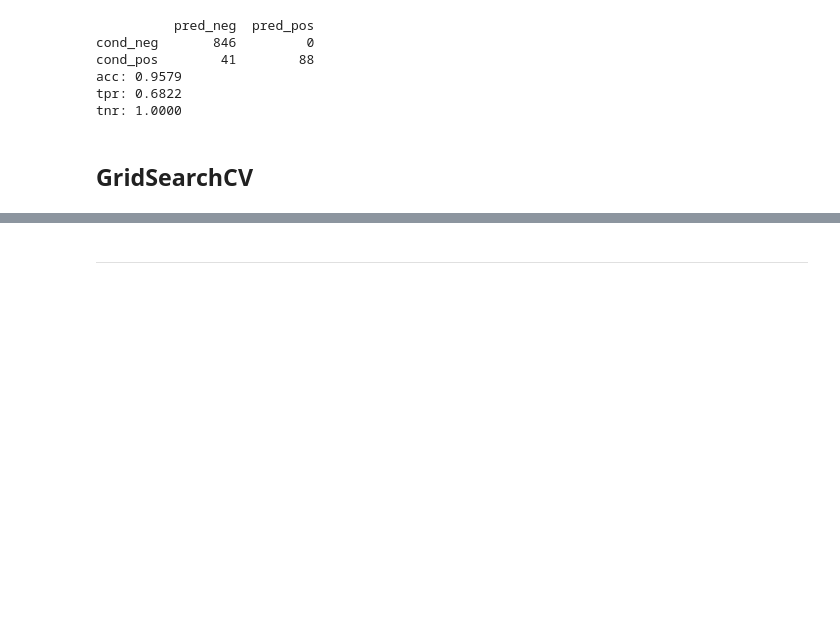
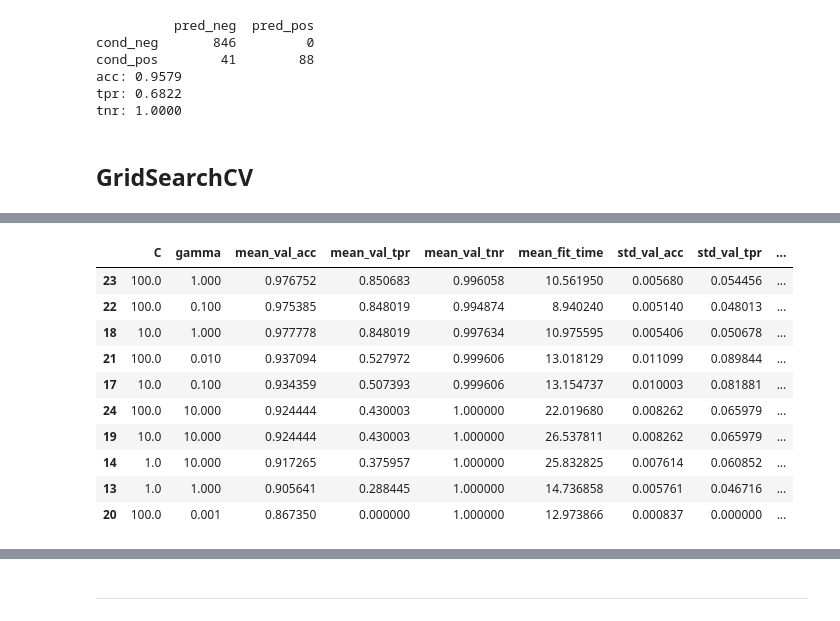
Before and after one commit to BigBangData/NaturalLanguageProcessing, a Jupyter notebook: TextAnalyticsWithR/18_SVM_2_rbf.ipynb, the cells around one changed output, grey strips where cells are left out. Saved outputs shown, nothing was run; the diff lists cells and outputs as text; code cells hidden in the pictures; blank space fills up the shorter version.

Commit message:
Run quick grid searches on SVC

```diff
--- a/TextAnalyticsWithR/18_SVM_2_rbf.ipynb
+++ b/TextAnalyticsWithR/18_SVM_2_rbf.ipynb
@@ -247,0 +355,15 @@ grid_search_clf = gridsearch_wrapper(X_tfidf_svd800_spamcos,
+# %%
+def extract_df(gd):
+    gd_res = gd.cv_results_
+    df = pd.concat([
+                    pd.DataFrame(gd_res["params"]),
+                    pd.DataFrame(gd_res["mean_test_acc"], columns=["mean_val_acc"]),
+                    pd.DataFrame(gd_res["mean_test_tpr"], columns=["mean_val_tpr"]),
+                    pd.DataFrame(gd_res["mean_test_tnr"], columns=["mean_val_tnr"]),
+                    pd.DataFrame(gd_res["mean_fit_time"], columns=["mean_fit_time"]),
+                    pd.DataFrame(gd_res["std_test_acc"], columns=["std_val_acc"]),
+                    pd.DataFrame(gd_res["std_test_tpr"], columns=["std_val_tpr"]),
+                    pd.DataFrame(gd_res["std_test_tnr"], columns=["std_val_tnr"]),
+                   ]
+                   , axis=1)
+    return df
@@ -248,4 +413,18 @@ grid_search_clf = gridsearch_wrapper(X_tfidf_svd800_spamcos,
 # %%
-# save gridsearch
-save_path = os.path.join("data", "3_modeling", "02032021_svm_gridsearch.joblib")
-joblib.dump(grid_search_clf, save_path)
+read_path = os.path.join("data", "3_modeling", "02032021_svm_gridsearch.joblib")
+grid_search_clf = joblib.load(read_path)
+# %%
+df = extract_df(grid_search_clf)
+df.sort_values(by=['mean_val_tpr'], ascending=False).iloc[:10,:]
+# %% [output]
+|  | C | gamma | mean_val_acc | mean_val_tpr | mean_val_tnr | mean_fit_time | std_val_acc | std_val_tpr | ... |
+| 23 | 100.0 | 1.000 | 0.976752 | 0.850683 | 0.996058 | 10.561950 | 0.005680 | 0.054456 | ... |
+| 22 | 100.0 | 0.100 | 0.975385 | 0.848019 | 0.994874 | 8.940240 | 0.005140 | 0.048013 | ... |
+| 18 | 10.0 | 1.000 | 0.977778 | 0.848019 | 0.997634 | 10.975595 | 0.005406 | 0.050678 | ... |
+| 21 | 100.0 | 0.010 | 0.937094 | 0.527972 | 0.999606 | 13.018129 | 0.011099 | 0.089844 | ... |
+| 17 | 10.0 | 0.100 | 0.934359 | 0.507393 | 0.999606 | 13.154737 | 0.010003 | 0.081881 | ... |
+| 24 | 100.0 | 10.000 | 0.924444 | 0.430003 | 1.000000 | 22.019680 | 0.008262 | 0.065979 | ... |
+| 19 | 10.0 | 10.000 | 0.924444 | 0.430003 | 1.000000 | 26.537811 | 0.008262 | 0.065979 | ... |
+| 14 | 1.0 | 10.000 | 0.917265 | 0.375957 | 1.000000 | 25.832825 | 0.007614 | 0.060852 | ... |
+| 13 | 1.0 | 1.000 | 0.905641 | 0.288445 | 1.000000 | 14.736858 | 0.005761 | 0.046716 | ... |
+| 20 | 100.0 | 0.001 | 0.867350 | 0.000000 | 1.000000 | 12.973866 | 0.000837 | 0.000000 | ... |
```
Also changed, not shown: parts of 22 cells of this notebook, 4 other files.
